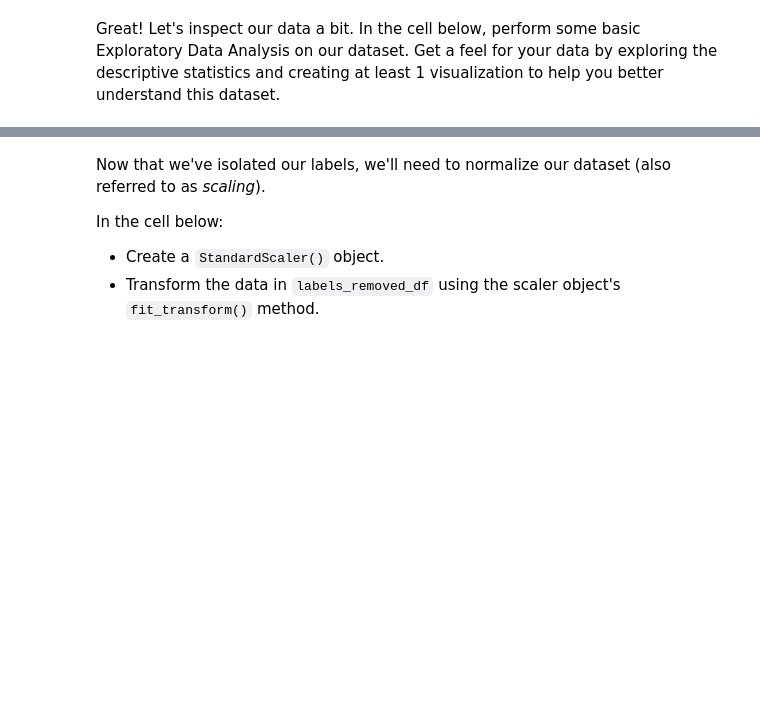
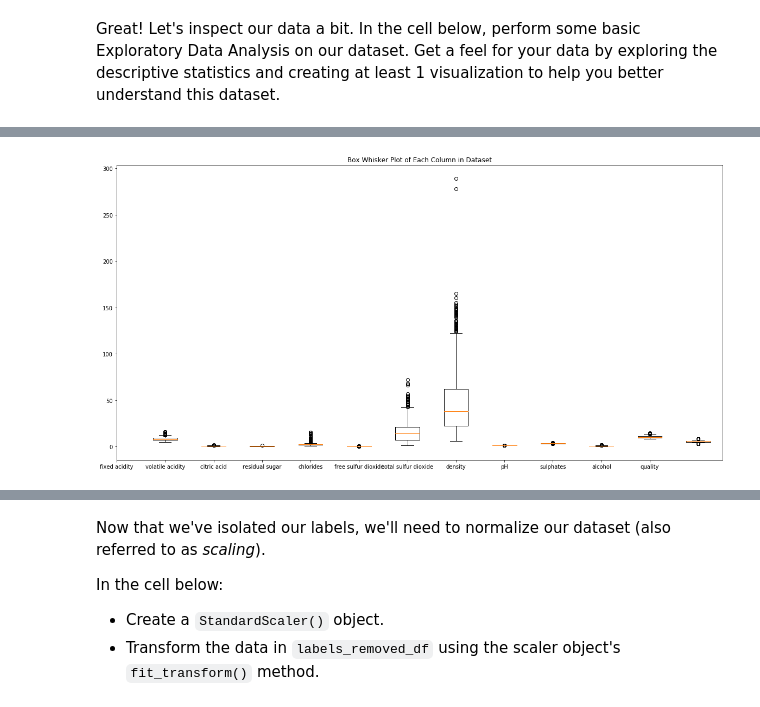
Before and after one commit to learn-co-curriculum/dsc-gridsearchcv-lab, a Jupyter notebook: index.ipynb, the cells around one changed output, grey strips where cells are left out. Cells and saved outputs as stored; diff of their text form; code cells hidden in the pictures; blank space fills up the shorter version.

```diff
--- a/index.ipynb
+++ b/index.ipynb
@@ -38,0 +37,3 @@ df = None
+# %%
+df = pd.read_csv('winequality-red.csv')
+df.head()
@@ -39,2 +47,12 @@ df = None
 # %% [markdown]
 Great! Let's inspect our data a bit.  In the cell below, perform some basic Exploratory Data Analysis on our dataset.  Get a feel for your data by exploring the descriptive statistics and creating at least 1 visualization to help you better understand this dataset.
+# %%
+display(df.describe())
+
+# Create a Box Whisker Plot of each column
+plt.figure(figsize=(20, 10))
+plt.boxplot([df[col] for col in df.columns])
+plt.title("Box Whisker Plot of Each Column in Dataset")
+plt.xticks(range(len(df.columns.values)), df.columns.values)
+plt.show()
+# %% [output]
@@ -41,3 +68,4 @@ Great! Let's inspect our data a bit.  In the cell below, perform some basic Expl
+[figure, added]
 # %% [markdown]
 **_Question:_** Based on your findings during your Eploratory Data Analysis, do you think that we need to do any sort of preprocessing on this dataset? Why or why not?
 
```
Also changed, not shown: parts of 27 cells of this notebook, 2 other files.
